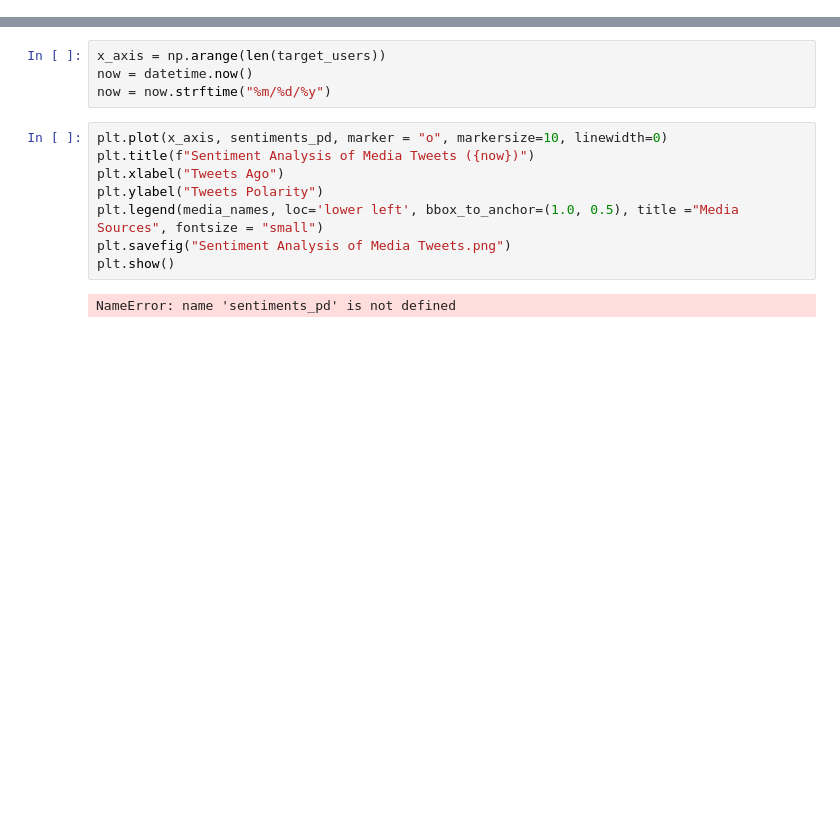
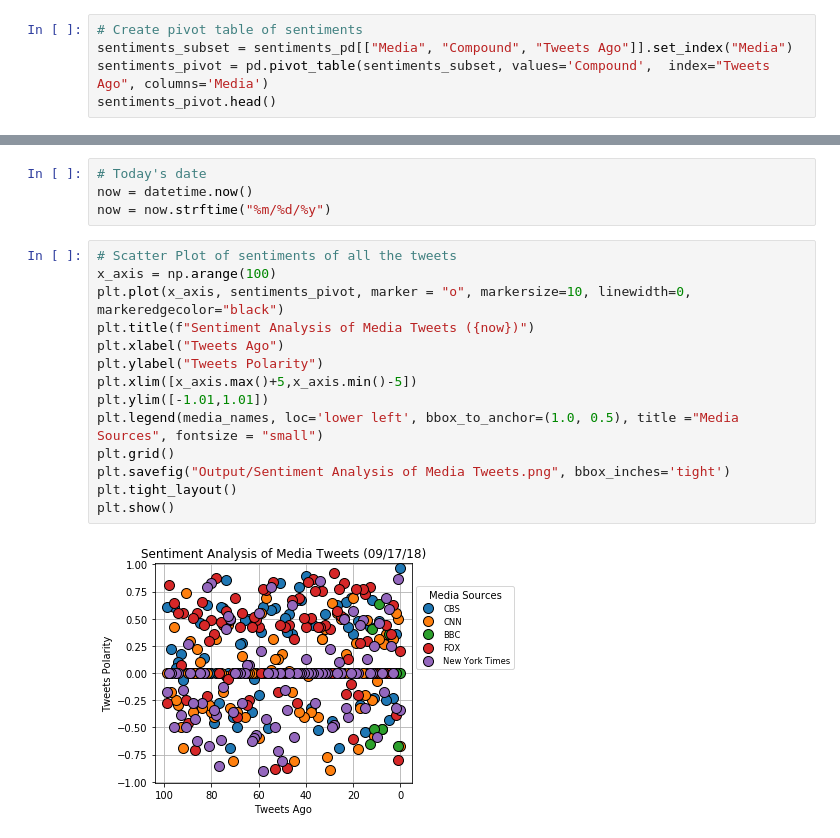
Before and after one commit to drishtiyadav/UCI-Data-Analytics, a Jupyter notebook: 07-Social Analytics - News Mood/News Mood.ipynb, the cells around one changed output, grey strips where cells are left out. Cells and saved outputs as stored; diff of their text form; blank space fills up the shorter version.

Commit message:
News mood analysis

```diff
--- a/07-Social Analytics - News Mood/News Mood.ipynb
+++ b/07-Social Analytics - News Mood/News Mood.ipynb
@@ -78,0 +85,5 @@ mean_sentiments_pd
+# %%
+# Create pivot table of sentiments
+sentiments_subset = sentiments_pd[["Media", "Compound", "Tweets Ago"]].set_index("Media")
+sentiments_pivot = pd.pivot_table(sentiments_subset, values='Compound',  index="Tweets Ago", columns='Media')
+sentiments_pivot.head()
@@ -79,14 +98,20 @@ mean_sentiments_pd
 # %%
-x_axis = np.arange(len(target_users))
+# Today's date
 now = datetime.now()
 now = now.strftime("%m/%d/%y")
 # %%
-plt.plot(x_axis, sentiments_pd, marker = "o", markersize=10, linewidth=0)
+# Scatter Plot of sentiments of all the tweets
+x_axis = np.arange(100)
+plt.plot(x_axis, sentiments_pivot, marker = "o", markersize=10, linewidth=0, markeredgecolor="black")
 plt.title(f"Sentiment Analysis of Media Tweets ({now})")
 plt.xlabel("Tweets Ago")
 plt.ylabel("Tweets Polarity")
+plt.xlim([x_axis.max()+5,x_axis.min()-5])
+plt.ylim([-1.01,1.01])
 plt.legend(media_names, loc='lower left', bbox_to_anchor=(1.0, 0.5), title ="Media Sources", fontsize = "small")
-plt.savefig("Sentiment Analysis of Media Tweets.png")
+plt.grid()
+plt.savefig("Output/Sentiment Analysis of Media Tweets.png", bbox_inches='tight')
+plt.tight_layout()
 plt.show()
 # %% [output]
-NameError: name 'sentiments_pd' is not defined
+[figure, added]
```
Also changed, not shown: parts of 9 cells of this notebook, 6 other files.
